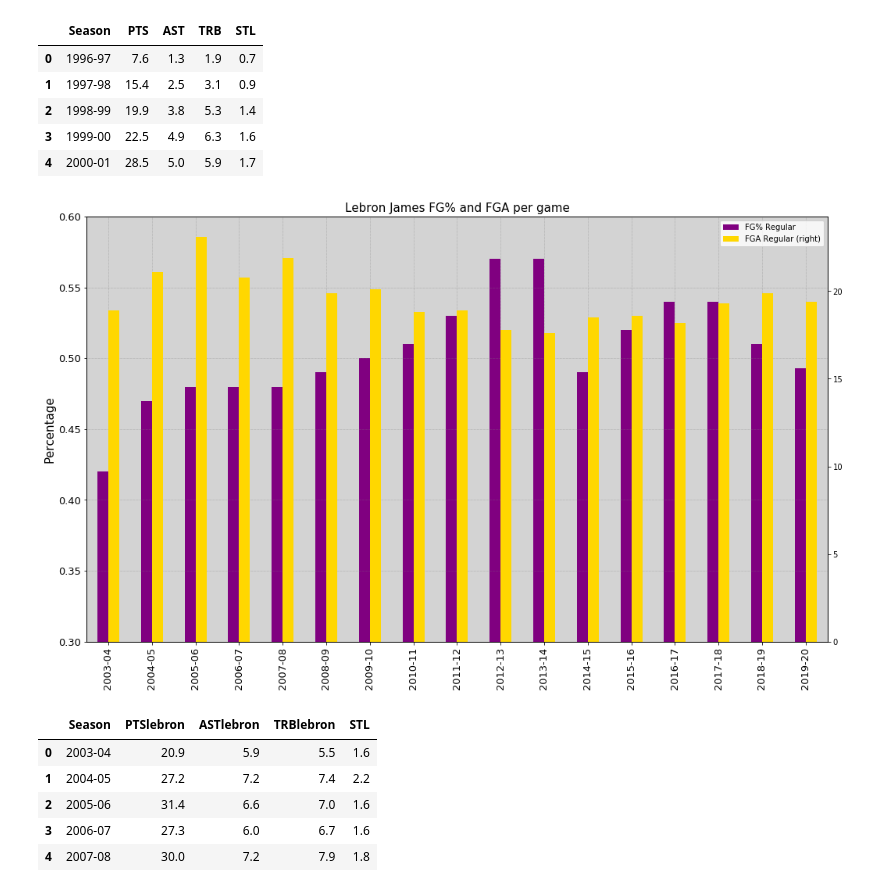
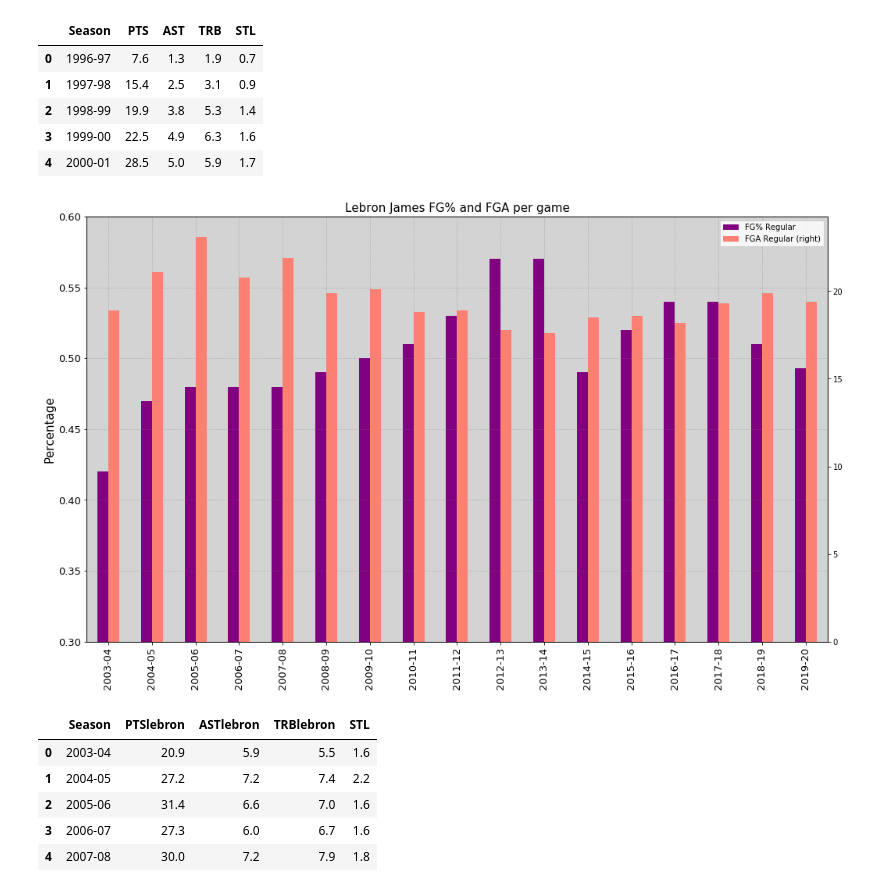
Before and after one commit to DemetrisEng/Data-Analysis-Machine-Learning, a Jupyter notebook: Jayson Tatum.ipynb, the cells around one changed output. Saved outputs shown, nothing was run; the diff lists cells and outputs as text; code cells hidden in the pictures.

```diff
--- a/Jayson Tatum.ipynb
+++ b/Jayson Tatum.ipynb
@@ -301,10 +299,10 @@ df_king=dfnew[dfnew['Player']=='Lebron James']
 df_king.set_index('Season',inplace=True)
 df_king_reg=df_king[df_king['RSorPO']=='Regular Season']
 df_king_pl=df_king[df_king['RSorPO']=='Playoffs']
-df_king_FGreg=df_king_reg[['FGA','FG%']]
-df_king_FGreg.rename(columns={'FGA':'FGA Regular','FG%':'FG% Regular'},inplace=True)
-df_king_FGpl=df_king_pl[['FGA','FG%']]
-df_king_FGpl.rename(columns={'FGA':'FGA Playoffs','FG%':'FG% Playoffs'},inplace=True)
+df_king_FGreg=df_king_reg[['FGA','FG%','G','FT%']]
+df_king_FGreg.rename(columns={'FGA':'FGA Regular','FG%':'FG% Regular','G':'Games Regular'},inplace=True)
+df_king_FGpl=df_king_pl[['FGA','FG%','G']]
+df_king_FGpl.rename(columns={'FGA':'FGA Playoffs','FG%':'FG% Playoffs','G':'Games Playoffs'},inplace=True)
 df_king_FG=pd.concat([df_king_FGreg,df_king_FGpl],axis=1)
 df_king_FG.head()
 # %% [output]
@@ -341,16 +339,16 @@ df_kobe_stats.head()
 | 3 | 1999-00 | 22.5 | 4.9 | 6.3 | 1.6 |
 | 4 | 2000-01 | 28.5 | 5.0 | 5.9 | 1.7 |
 # %%
-ax=df_king_FG[['FG% Regular','FGA Regular']].plot(kind='bar',figsize=(17,10),color=['purple','gold'],secondary_y='FGA Regular')
+ax=df_king_FG[['FG% Regular','FGA Regular']].plot(kind='bar',figsize=(17,10),color=['purple','salmon'],secondary_y='FGA Regular')
 ax.set_facecolor('lightgrey')
 ax.grid(color='grey', linestyle='dotted', linewidth=0.5)
 ax.set_title('Lebron James FG% and FGA per game',fontsize=15)
 ax.set_ylabel('Percentage',fontsize=15)
 ax.tick_params(axis='both', which='major', labelsize=13)
 ax.set_ylim(0.3,0.6)
 plt.show()
 # %% [output]
-[figure, old version]
+[figure, new version]
 # %%
 df_king_stats=df_king[df_king['RSorPO']=='Regular Season'][['PTS','AST','TRB','STL']]
 df_king_stats.reset_index(inplace=True)
```
Also changed, not shown: parts of 34 cells of this notebook.
